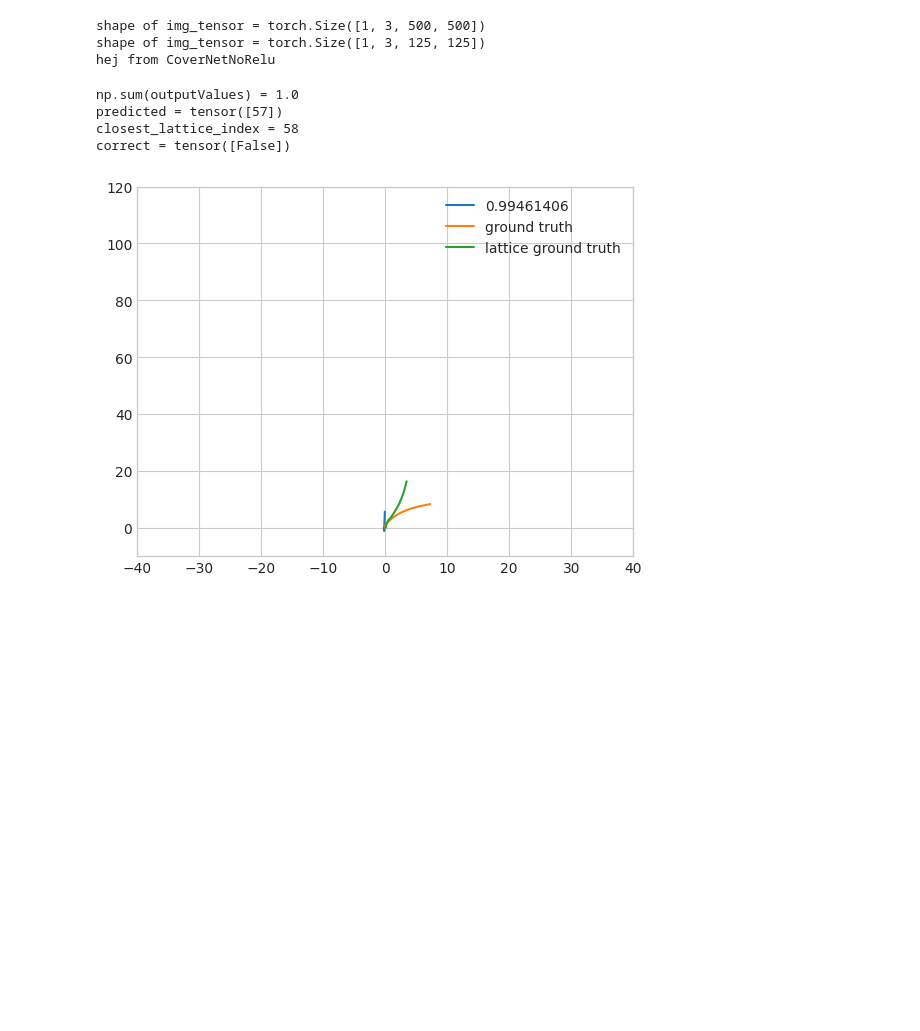
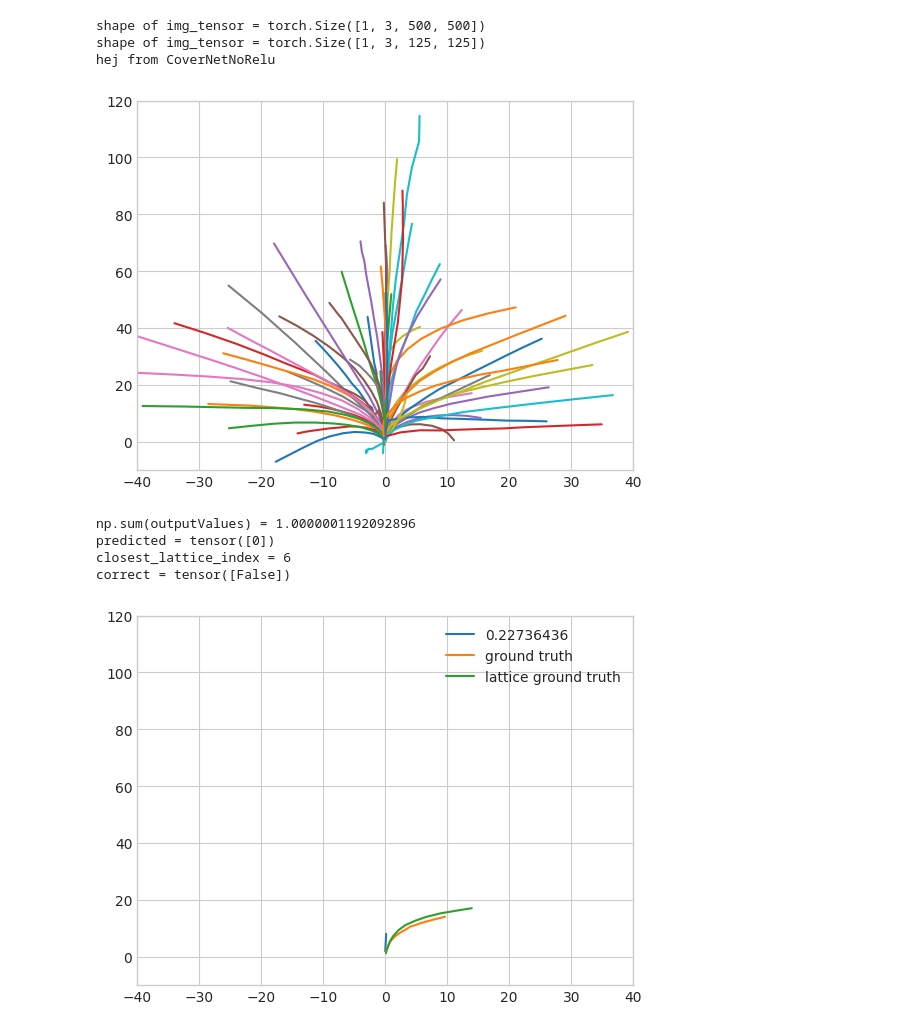
Before and after one commit to dolander1/nuscenes_dolander1, a Jupyter notebook: python-sdk/tutorials/compareThroughModel.ipynb, the cells around one changed output. Cells and saved outputs as stored; diff of their text form; code cells hidden in the pictures; blank space fills up the shorter version.

```diff
--- a/python-sdk/tutorials/compareThroughModel.ipynb
+++ b/python-sdk/tutorials/compareThroughModel.ipynb
@@ -78,51 +78,52 @@ with open('data/sets/nuscenes-prediction-challenge-trajectory-sets/epsilon_8.pkl
 ## PRINT PREDICTIONS
 
 
-# # Plot all trajectories
-# modes = np.arange(lattice.shape[0])
-# timesteps = np.arange(12) # 12 timesteps (which is maximum), can be reduced
-# for mode in modes:
-#     plt.plot(lattice[mode,timesteps,0],lattice[mode,timesteps,1])
-# plt.ylim([-10,120])
-# plt.xlim([-40,40])
-# plt.show()
+# Plot all trajectories
+modes = np.arange(lattice.shape[0])
+timesteps = np.arange(12) # 12 timesteps (which is maximum), can be reduced
+for mode in modes:
+    plt.plot(lattice[mode,timesteps,0],lattice[mode,timesteps,1])
+plt.ylim([-10,120])
+plt.xlim([-40,40])
+plt.show()
 
 ### Top trajectories
 nrOfTopTrajectories = 1
 
-test_index = 915
+test_index = 40
 ### Get probabilities
 logits = covernet(img_tensor_list1[test_index], agent_state_vector_list1[test_index])
 softmaxy = torch.nn.Softmax(dim=1)
 outputValues = softmaxy(logits).detach().numpy().squeeze()
 print(f"np.sum(outputValues) = {np.sum(outputValues)}")
 
 topProbabilitiesIndices = np.argsort(outputValues)[::-1][0:nrOfTopTrajectories]
 topProbabilities = [outputValues[index] for index in topProbabilitiesIndices]
 # print(f"topProbabilitiesIndices[0] = {topProbabilitiesIndices[0]}")
 
 # Ground truth
 ground_truth_trajectory = future_xy_local_list1[test_index]
 
 # Lattice ground truth
 _, predicted = torch.max(logits, 1)
 closest_lattice_index = mean_pointwise_l2_distance(torch.Tensor(lattice), ground_truth_trajectory)
 print(f"predicted = {predicted}")
 print(f"closest_lattice_index = {closest_lattice_index}")
 correct = (predicted == closest_lattice_index)
 print(f"correct = {correct}")
 
 # Plot predictions
 [plt.plot(lattice[mode,:,0],lattice[mode,:,1], label=topProbabilities[i]) for i, mode in enumerate(topProbabilitiesIndices)]
 # Plot ground truth
 plt.plot(ground_truth_trajectory[:,0], ground_truth_trajectory[:,1], label="ground truth")
 # Plot lattice ground truth
 plt.plot(lattice[closest_lattice_index,:,0],lattice[closest_lattice_index,:,1], label="lattice ground truth")
 
 plt.ylim([-10,120]); plt.xlim([-40,40]); plt.legend(); plt.show()
 # %% [output]
+[figure, new version]
-np.sum(outputValues) = 1.0
-predicted = tensor([57])
-closest_lattice_index = 58
+np.sum(outputValues) = 1.0000001192092896
+predicted = tensor([0])
+closest_lattice_index = 6
 correct = tensor([False])
-[figure, old version]
+[figure, added]
```
Also changed, not shown: parts of 2 cells of this notebook, 4 other files.
